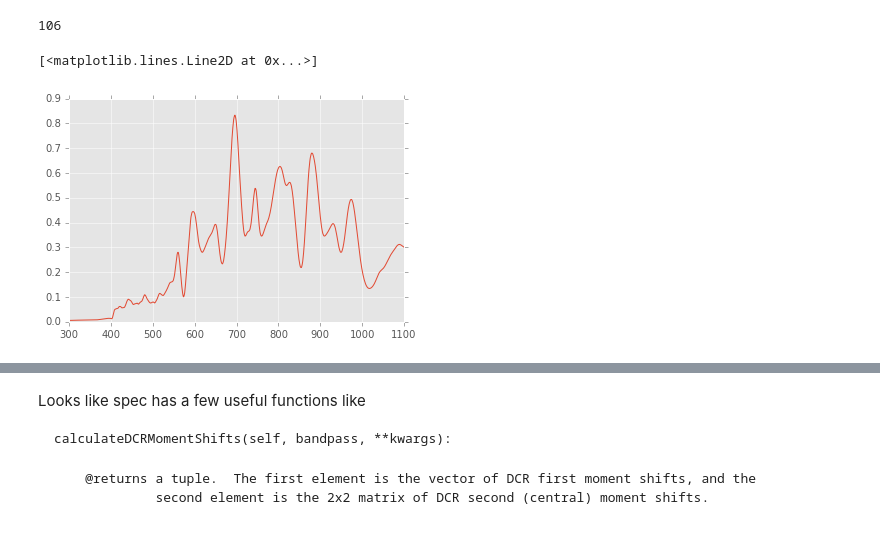
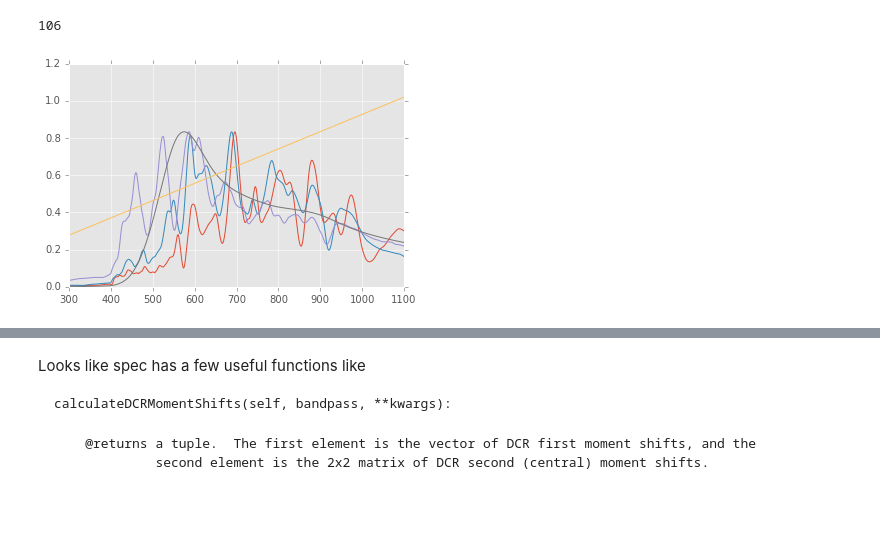
Before and after one commit to djreiss/SNDCR, a Jupyter notebook: chroma_test3.ipynb, the cells around one changed output, grey strips where cells are left out. Saved outputs shown, nothing was run; the diff lists cells and outputs as text; code cells hidden in the pictures.

```diff
--- a/chroma_test3.ipynb
+++ b/chroma_test3.ipynb
@@ -67,7 +67,7 @@ for ind,val in enumerate(np.where(w == w.max())[0]):
     ww = w[val_prev:val]
     ff = f[val_prev:val]
     ss = interp1d(ww, ff)
-    sed = spec.SED(ss).atRedshift(0.5)
+    sed = spec.SED(ss) #.atRedshift(0.5)
     sn_SEDs.append(sed)
     val_prev = val + 1
 
@@ -76,12 +76,19 @@ print len(sn_SEDs)
 # %% [output]
 106
 # %%
-sn_SED = sn_SEDs[100] #spec.SED(ss).atRedshift(0.5)
-wave = np.arange(300.0, 1101.0, 1.0)
-photons = sn_SED(wave)
+def plotSED(sed, redshift=0.5):
+    sn_SED = sed.atRedshift(redshift) #sn_SEDs[100]
+    wave = np.arange(300.0, 1101.0, 1.0)
+    photons = sn_SED(wave)
 
-scale = 1.2 * photons[(wave > 500) & (wave < 900)].max()
-plt.plot(wave, photons/scale)
+    scale = 1.2 * photons[(wave > 500) & (wave < 900)].max()
+    #print wave
+    plt.plot(wave, photons/scale)
+
+plotSED(sn_SEDs[100])  #spec.SED(ss).atRedshift(0.5)
+plotSED(sn_SEDs[30])
+plotSED(sn_SEDs[10])
+plotSED(sn_SEDs[1])
+plotSED(sn_SEDs[0])
 # %% [output]
-[<matplotlib.lines.Line2D at 0x...>]
-[figure, old version]
+[figure, new version]
```
Also changed, not shown: parts of 17 cells of this notebook.
